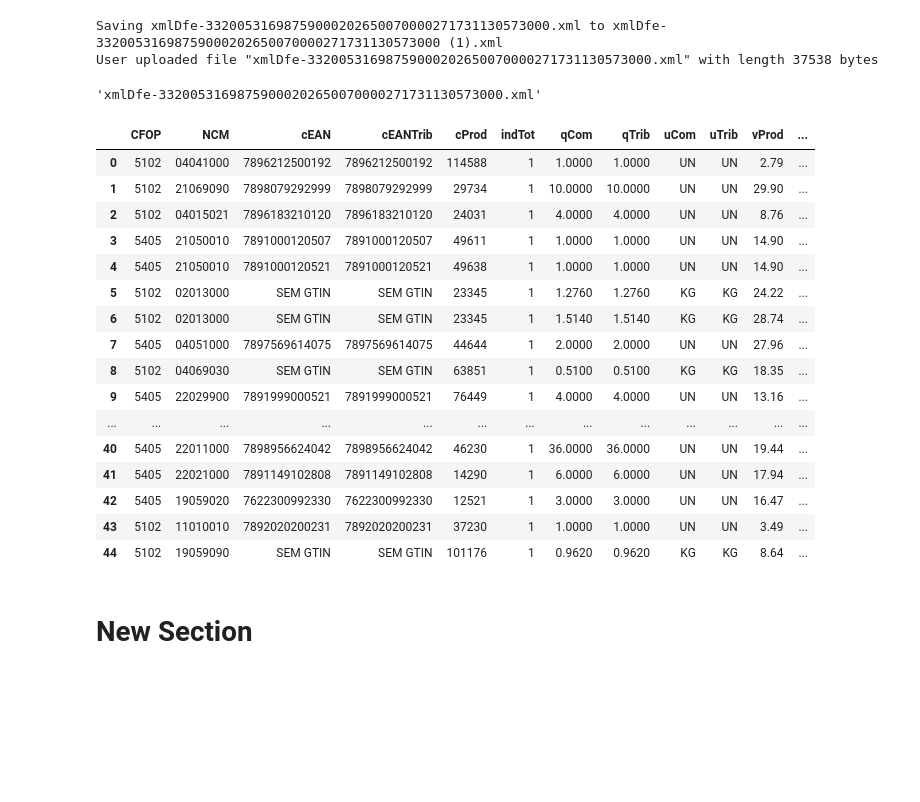
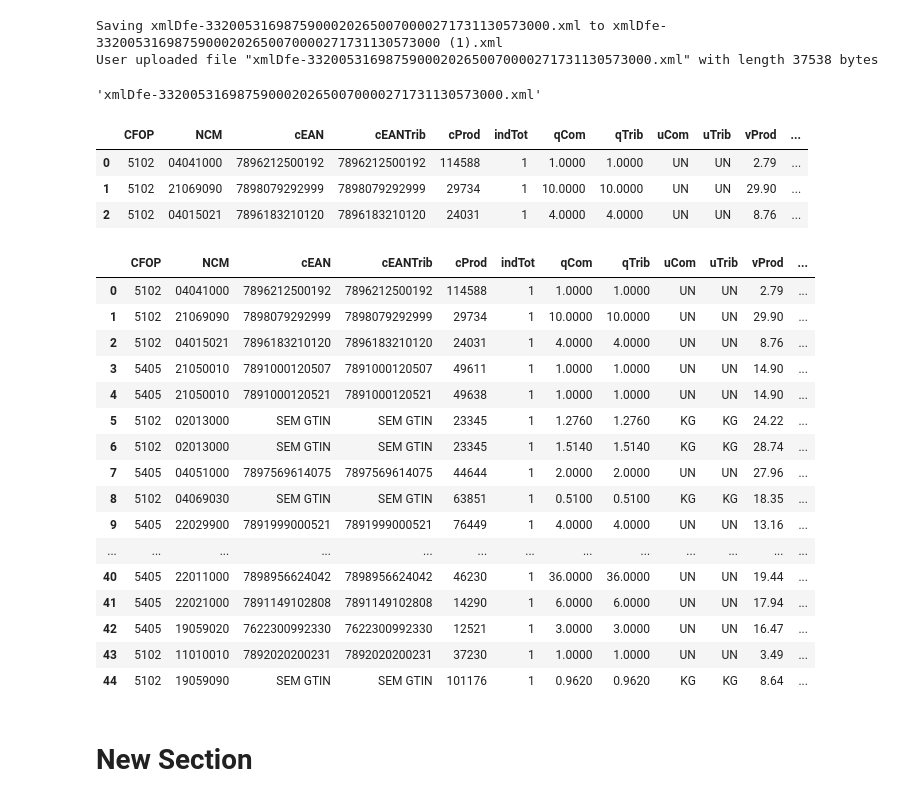
Before and after one commit to mfilipak/AFRAC_IA, a Jupyter notebook: NFCE_XML_TO_DF.ipynb, the cells around one changed output. Saved outputs shown, nothing was run; the diff lists cells and outputs as text; code cells hidden in the pictures; blank space fills up the shorter version.

Commit message:
Adicionado visualizador e filtro para o dataframe

```diff
--- a/NFCE_XML_TO_DF.ipynb
+++ b/NFCE_XML_TO_DF.ipynb
@@ -24,10 +24,9 @@ Saving xmlDfe-33200531698759000202650070000271731130573000.xml to xmlDfe-3320053
 User uploaded file "xmlDfe-33200531698759000202650070000271731130573000.xml" with length 37538 bytes
 # %%
 xml_file = glob("*.xml")[0]
+xml_file
+# %% [output]
+'xmlDfe-33200531698759000202650070000271731130573000.xml'
-# %%
-xml_file
-# %% [output]
-'xmlDfe-33200531698759000202650070000271731130573000.xml'
 # %%
 with open(xml_file) as fd:
     doc = xmltodict.parse(fd.read())
@@ -38,24 +37,11 @@ with open(xml_file) as fd:
 # %%
 df = pd.DataFrame()
 for ind, item in enumerate(doc["nfeProc"]['NFe']['infNFe']['det']):
     df = df.append(item["prod"], ignore_index=True)
 df = df.fillna(0)
-df
+df[:3]
 # %% [output]
 |  | CFOP | NCM | cEAN | cEANTrib | cProd | indTot | qCom | qTrib | uCom | uTrib | vProd | ... |
 | 0 | 5102 | 04041000 | 7896212500192 | 7896212500192 | 114588 | 1 | 1.0000 | 1.0000 | UN | UN | 2.79 | ... |
 | 1 | 5102 | 21069090 | 7898079292999 | 7898079292999 | 29734 | 1 | 10.0000 | 10.0000 | UN | UN | 29.90 | ... |
 | 2 | 5102 | 04015021 | 7896183210120 | 7896183210120 | 24031 | 1 | 4.0000 | 4.0000 | UN | UN | 8.76 | ... |
-| 3 | 5405 | 21050010 | 7891000120507 | 7891000120507 | 49611 | 1 | 1.0000 | 1.0000 | UN | UN | 14.90 | ... |
-| 4 | 5405 | 21050010 | 7891000120521 | 7891000120521 | 49638 | 1 | 1.0000 | 1.0000 | UN | UN | 14.90 | ... |
-| 5 | 5102 | 02013000 | SEM GTIN | SEM GTIN | 23345 | 1 | 1.2760 | 1.2760 | KG | KG | 24.22 | ... |
-| 6 | 5102 | 02013000 | SEM GTIN | SEM GTIN | 23345 | 1 | 1.5140 | 1.5140 | KG | KG | 28.74 | ... |
-| 7 | 5405 | 04051000 | 7897569614075 | 7897569614075 | 44644 | 1 | 2.0000 | 2.0000 | UN | UN | 27.96 | ... |
-| 8 | 5102 | 04069030 | SEM GTIN | SEM GTIN | 63851 | 1 | 0.5100 | 0.5100 | KG | KG | 18.35 | ... |
-| 9 | 5405 | 22029900 | 7891999000521 | 7891999000521 | 76449 | 1 | 4.0000 | 4.0000 | UN | UN | 13.16 | ... |
-| ... | ... | ... | ... | ... | ... | ... | ... | ... | ... | ... | ... | ... |
-| 40 | 5405 | 22011000 | 7898956624042 | 7898956624042 | 46230 | 1 | 36.0000 | 36.0000 | UN | UN | 19.44 | ... |
-| 41 | 5405 | 22021000 | 7891149102808 | 7891149102808 | 14290 | 1 | 6.0000 | 6.0000 | UN | UN | 17.94 | ... |
-| 42 | 5405 | 19059020 | 7622300992330 | 7622300992330 | 12521 | 1 | 3.0000 | 3.0000 | UN | UN | 16.47 | ... |
-| 43 | 5102 | 11010010 | 7892020200231 | 7892020200231 | 37230 | 1 | 1.0000 | 1.0000 | UN | UN | 3.49 | ... |
-| 44 | 5102 | 19059090 | SEM GTIN | SEM GTIN | 101176 | 1 | 0.9620 | 0.9620 | KG | KG | 8.64 | ... |
@@ -61,0 +52,20 @@ df
+# %%
+df
+# %% [output]
+|  | CFOP | NCM | cEAN | cEANTrib | cProd | indTot | qCom | qTrib | uCom | uTrib | vProd | ... |
+| 0 | 5102 | 04041000 | 7896212500192 | 7896212500192 | 114588 | 1 | 1.0000 | 1.0000 | UN | UN | 2.79 | ... |
+| 1 | 5102 | 21069090 | 7898079292999 | 7898079292999 | 29734 | 1 | 10.0000 | 10.0000 | UN | UN | 29.90 | ... |
+| 2 | 5102 | 04015021 | 7896183210120 | 7896183210120 | 24031 | 1 | 4.0000 | 4.0000 | UN | UN | 8.76 | ... |
+| 3 | 5405 | 21050010 | 7891000120507 | 7891000120507 | 49611 | 1 | 1.0000 | 1.0000 | UN | UN | 14.90 | ... |
+| 4 | 5405 | 21050010 | 7891000120521 | 7891000120521 | 49638 | 1 | 1.0000 | 1.0000 | UN | UN | 14.90 | ... |
+| 5 | 5102 | 02013000 | SEM GTIN | SEM GTIN | 23345 | 1 | 1.2760 | 1.2760 | KG | KG | 24.22 | ... |
+| 6 | 5102 | 02013000 | SEM GTIN | SEM GTIN | 23345 | 1 | 1.5140 | 1.5140 | KG | KG | 28.74 | ... |
+| 7 | 5405 | 04051000 | 7897569614075 | 7897569614075 | 44644 | 1 | 2.0000 | 2.0000 | UN | UN | 27.96 | ... |
+| 8 | 5102 | 04069030 | SEM GTIN | SEM GTIN | 63851 | 1 | 0.5100 | 0.5100 | KG | KG | 18.35 | ... |
+| 9 | 5405 | 22029900 | 7891999000521 | 7891999000521 | 76449 | 1 | 4.0000 | 4.0000 | UN | UN | 13.16 | ... |
+| ... | ... | ... | ... | ... | ... | ... | ... | ... | ... | ... | ... | ... |
+| 40 | 5405 | 22011000 | 7898956624042 | 7898956624042 | 46230 | 1 | 36.0000 | 36.0000 | UN | UN | 19.44 | ... |
+| 41 | 5405 | 22021000 | 7891149102808 | 7891149102808 | 14290 | 1 | 6.0000 | 6.0000 | UN | UN | 17.94 | ... |
+| 42 | 5405 | 19059020 | 7622300992330 | 7622300992330 | 12521 | 1 | 3.0000 | 3.0000 | UN | UN | 16.47 | ... |
+| 43 | 5102 | 11010010 | 7892020200231 | 7892020200231 | 37230 | 1 | 1.0000 | 1.0000 | UN | UN | 3.49 | ... |
+| 44 | 5102 | 19059090 | SEM GTIN | SEM GTIN | 101176 | 1 | 0.9620 | 0.9620 | KG | KG | 8.64 | ... |
```
Also changed, not shown: parts of 4 cells of this notebook.
